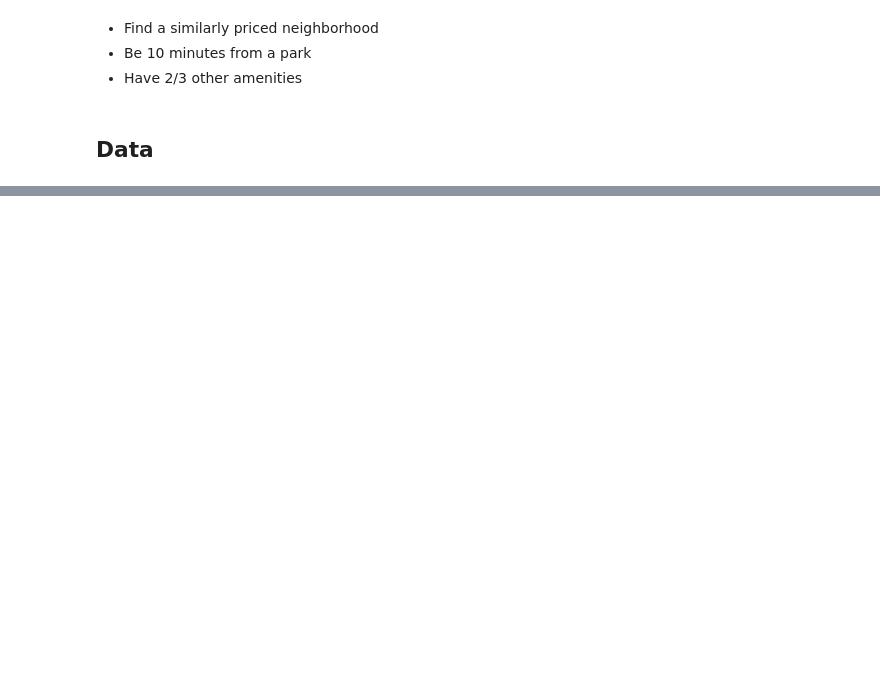
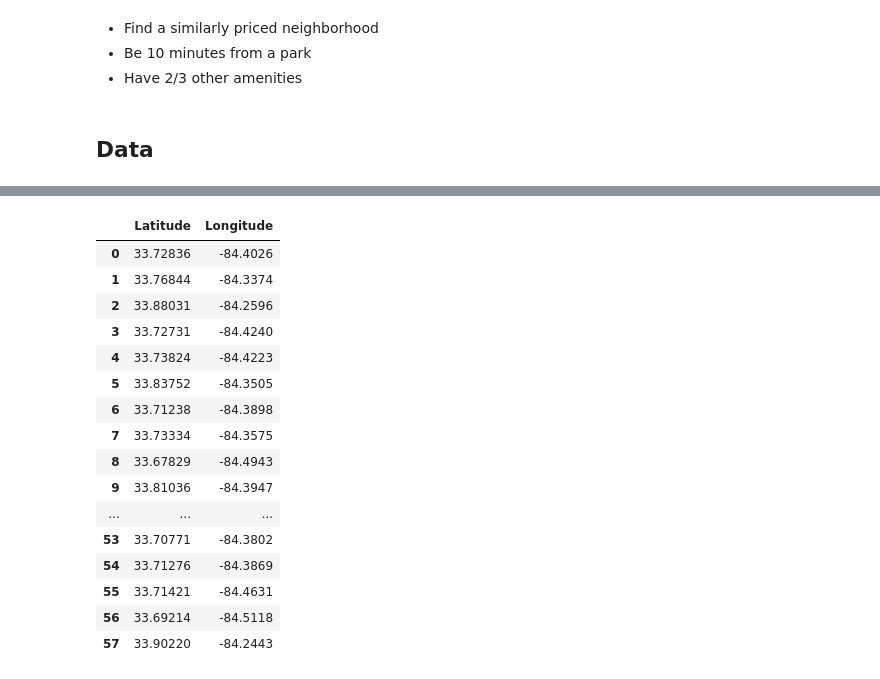
Before and after one commit to ssanc37/RELEASEME, a Jupyter notebook: Tracking Changes in Atlanta's Neighborhoods.ipynb, the cells around one changed output, grey strips where cells are left out. Saved outputs shown, nothing was run; the diff lists cells and outputs as text; code cells hidden in the pictures; blank space fills up the shorter version.

```diff
--- a/Tracking Changes in Atlanta's Neighborhoods.ipynb
+++ b/Tracking Changes in Atlanta's Neighborhoods.ipynb
@@ -64,0 +87,17 @@ The Geocoder Python package was used to retrieve the latitudes and longitudes of
+# %%
+#Libraries for visuals
+import seaborn as sns
+pd.set_option('display.max_columns', None) ## Too see full dataframe
+pd.set_option('display.max_rows', None)
+pd.set_option('display.width', None)
+
+import matplotlib.cm as cm
+import matplotlib.pyplot as plt
+import matplotlib.colors as colors
+
+# module to convert an address into latitude and longitude values
+!pip install geocoder
+from geopy.geocoders import Nominatim
+from geopy.distance import geodesic
+
+print ("libs imported")
@@ -64,0 +254,22 @@ The Geocoder Python package was used to retrieve the latitudes and longitudes of
+# %%
+csv_file = "https://raw.githubusercontent.com/ssanc37/RELEASEME/master/atl_info.csv"
+df1 = pd.read_csv(csv_file, sep=',' )
+df1.head(59)
+# %% [output]
+|  | Latitude | Longitude |
+| 0 | 33.72836 | -84.4026 |
+| 1 | 33.76844 | -84.3374 |
+| 2 | 33.88031 | -84.2596 |
+| 3 | 33.72731 | -84.4240 |
+| 4 | 33.73824 | -84.4223 |
+| 5 | 33.83752 | -84.3505 |
+| 6 | 33.71238 | -84.3898 |
+| 7 | 33.73334 | -84.3575 |
+| 8 | 33.67829 | -84.4943 |
+| 9 | 33.81036 | -84.3947 |
+| ... | ... | ... |
+| 53 | 33.70771 | -84.3802 |
+| 54 | 33.71276 | -84.3869 |
+| 55 | 33.71421 | -84.4631 |
+| 56 | 33.69214 | -84.5118 |
+| 57 | 33.90220 | -84.2443 |
```
Also changed, not shown: parts of 42 cells of this notebook.
